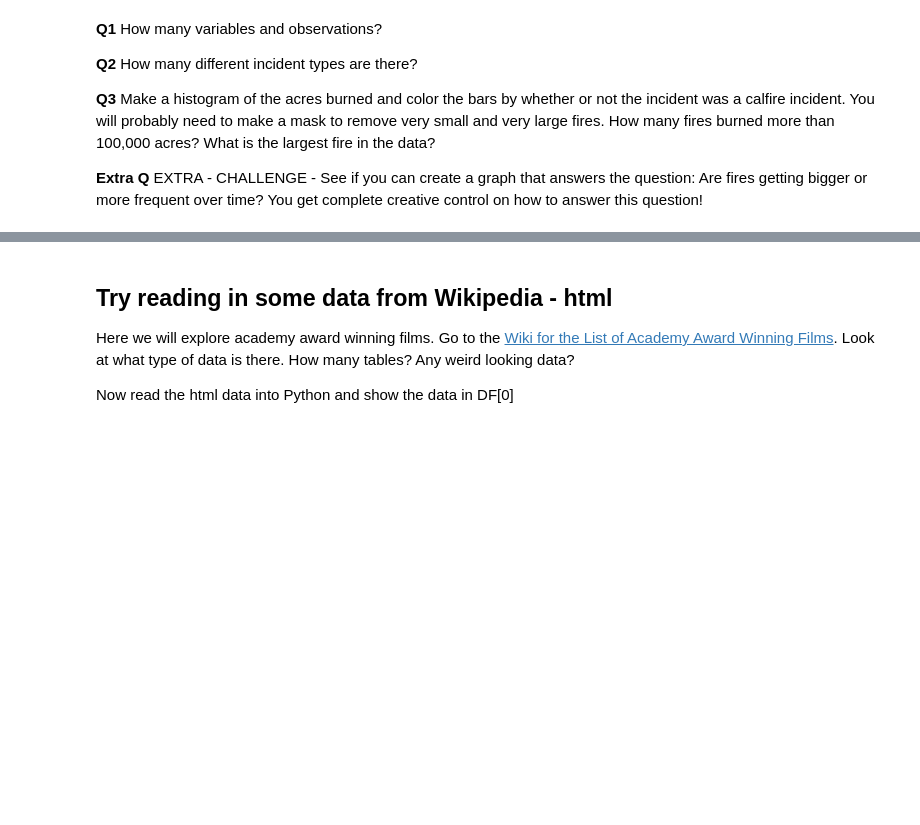
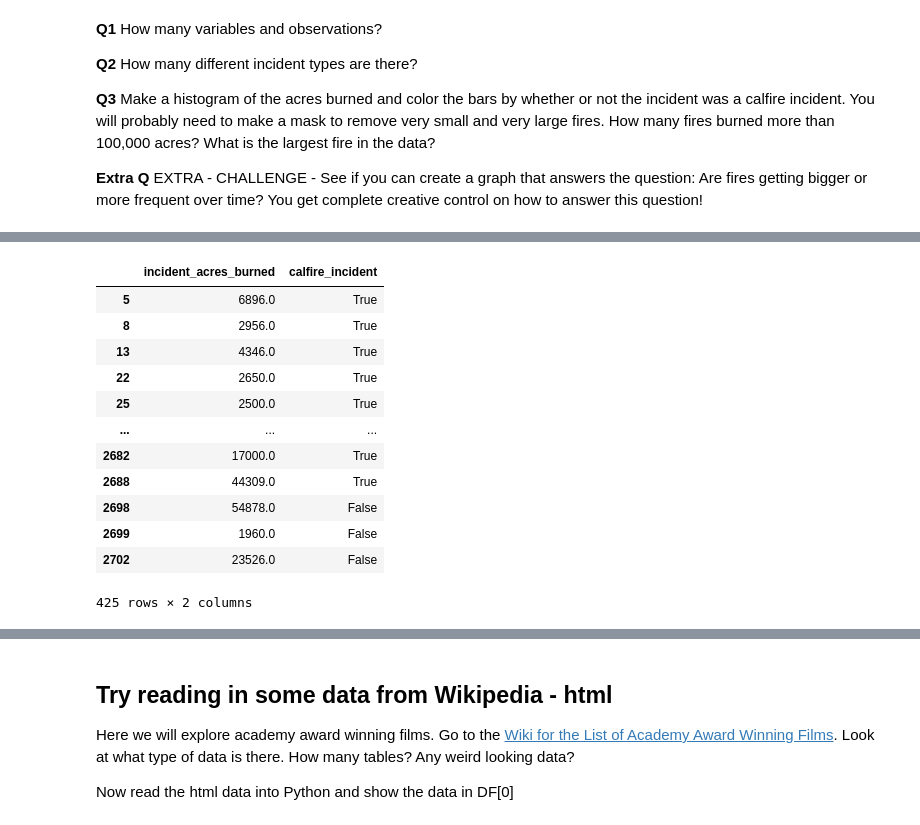
Before and after one commit to sophiamagcale/Day8, a Jupyter notebook: Day8-HW.ipynb, the cells around one changed output, grey strips where cells are left out. Cells and saved outputs as stored; diff of their text form; code cells hidden in the pictures; blank space fills up the shorter version.

```diff
--- a/Day8-HW.ipynb
+++ b/Day8-HW.ipynb
@@ -59,0 +111,19 @@ to load the data and look at the data frame.
+# %%
+DF_acresburned.max()
+mask_fires = (DF_acresburned['incident_acres_burned']>1000.0) & (DF_acresburned['incident_acres_burned']<500000.0)
+DF_acresburned_mask = DF_acresburned[mask_fires]
+DF_acresburned_mask
+# %% [output]
+|  | incident_acres_burned | calfire_incident |
+| 5 | 6896.0 | True |
+| 8 | 2956.0 | True |
+| 13 | 4346.0 | True |
+| 22 | 2650.0 | True |
+| 25 | 2500.0 | True |
+| ... | ... | ... |
+| 2682 | 17000.0 | True |
+| 2688 | 44309.0 | True |
+| 2698 | 54878.0 | False |
+| 2699 | 1960.0 | False |
+| 2702 | 23526.0 | False |
+425 rows × 2 columns
```
Also changed, not shown: parts of 12 cells of this notebook.
